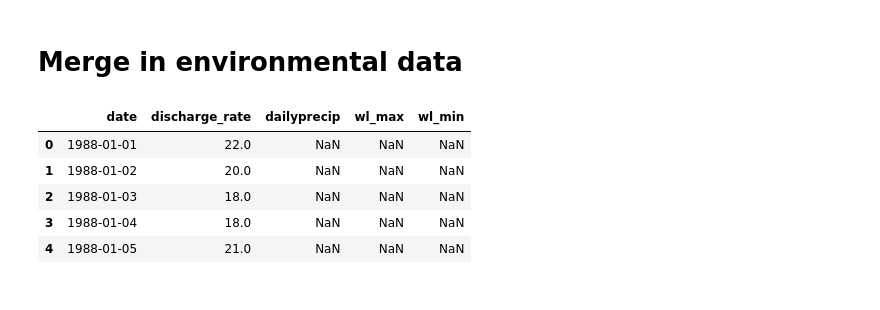
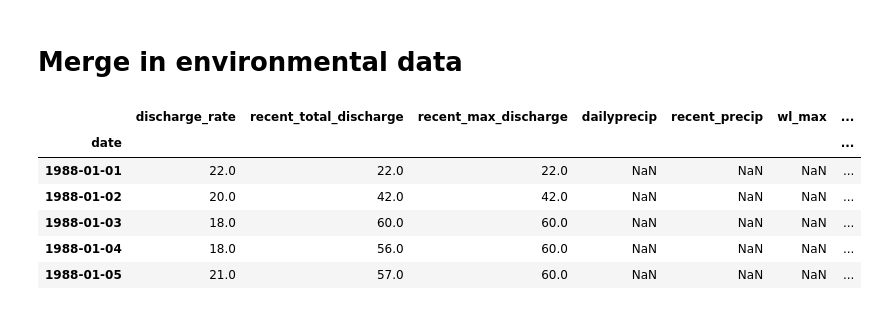
Before and after one commit to san-diego-water-quality/ericbusboom, a Jupyter notebook: Beachwatch Logistic.ipynb, the cells around one changed output. Saved outputs shown, nothing was run; the diff lists cells and outputs as text; code cells hidden in the pictures.

```diff
--- a/Beachwatch Logistic.ipynb
+++ b/Beachwatch Logistic.ipynb
@@ -71,14 +93,15 @@ len(_[_.gt_mean> 0.5]) / len(_)
 # %% [markdown]
 # Merge in environmental data
 # %%
-env_pkg =  mp.open_package('http://library.metatab.org/sandiegodata.org-water_quality-3.zip')
+env_pkg =  mp.open_package('http://library.metatab.org/sandiegodata.org-water_quality-4.zip')
 # %%
-trr = env_pkg.resource('tides_river_rain').read_csv(parse_dates=True)
+trr = env_pkg.resource('tides_river_rain').read_csv(parse_dates=True).set_index('date')
 trr.head()
 # %% [output]
-|  | date | discharge_rate | dailyprecip | wl_max | wl_min |
-| 0 | 1988-01-01 | 22.0 | NaN | NaN | NaN |
-| 1 | 1988-01-02 | 20.0 | NaN | NaN | NaN |
-| 2 | 1988-01-03 | 18.0 | NaN | NaN | NaN |
-| 3 | 1988-01-04 | 18.0 | NaN | NaN | NaN |
-| 4 | 1988-01-05 | 21.0 | NaN | NaN | NaN |
+|  | discharge_rate | recent_total_discharge | recent_max_discharge | dailyprecip | recent_precip | wl_max | ... |
+| date |  |  |  |  |  |  | ... |
+| 1988-01-01 | 22.0 | 22.0 | 22.0 | NaN | NaN | NaN | ... |
+| 1988-01-02 | 20.0 | 42.0 | 42.0 | NaN | NaN | NaN | ... |
+| 1988-01-03 | 18.0 | 60.0 | 60.0 | NaN | NaN | NaN | ... |
+| 1988-01-04 | 18.0 | 56.0 | 60.0 | NaN | NaN | NaN | ... |
+| 1988-01-05 | 21.0 | 57.0 | 60.0 | NaN | NaN | NaN | ... |
```
Also changed, not shown: parts of 27 cells of this notebook.
